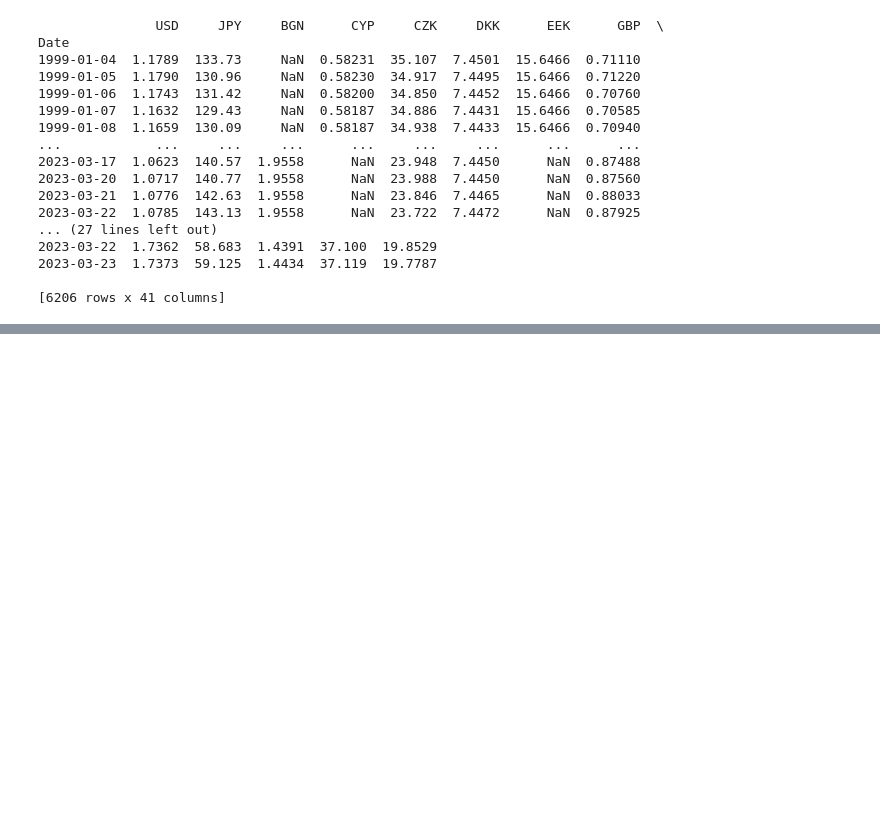
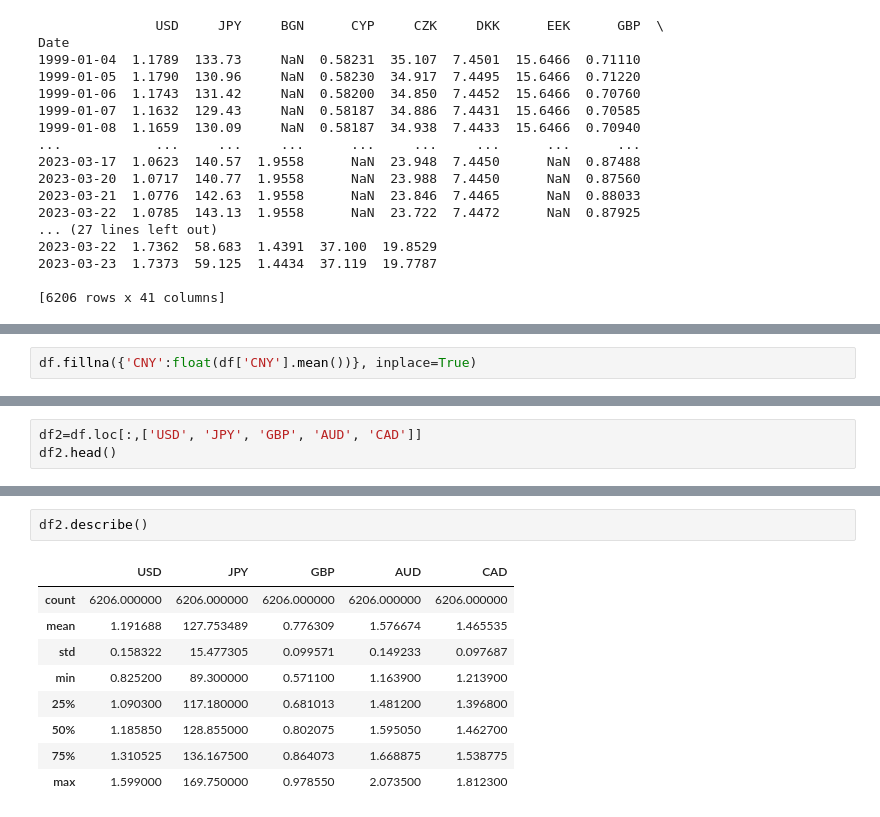
Before and after one commit to YoungDublin/exchange-rate-prediction, a Jupyter notebook: Exchange-rate-prediction.ipynb, the cells around one changed output, grey strips where cells are left out. Cells and saved outputs as stored; diff of their text form; blank space fills up the shorter version.

```diff
--- a/Exchange-rate-prediction.ipynb
+++ b/Exchange-rate-prediction.ipynb
@@ -124,0 +129,2 @@ Date
+# %%
+df.fillna({'CNY':float(df['CNY'].mean())}, inplace=True)
@@ -124,0 +148,3 @@ Date
+# %%
+df2=df.loc[:,['USD', 'JPY', 'GBP', 'AUD', 'CAD']]
+df2.head()
@@ -124,0 +159,12 @@ Date
+# %%
+df2.describe()
+# %% [output]
+|  | USD | JPY | GBP | AUD | CAD |
+| count | 6206.000000 | 6206.000000 | 6206.000000 | 6206.000000 | 6206.000000 |
+| mean | 1.191688 | 127.753489 | 0.776309 | 1.576674 | 1.465535 |
+| std | 0.158322 | 15.477305 | 0.099571 | 0.149233 | 0.097687 |
+| min | 0.825200 | 89.300000 | 0.571100 | 1.163900 | 1.213900 |
+| 25% | 1.090300 | 117.180000 | 0.681013 | 1.481200 | 1.396800 |
+| 50% | 1.185850 | 128.855000 | 0.802075 | 1.595050 | 1.462700 |
+| 75% | 1.310525 | 136.167500 | 0.864073 | 1.668875 | 1.538775 |
+| max | 1.599000 | 169.750000 | 0.978550 | 2.073500 | 1.812300 |
```
Also changed, not shown: parts of 3 cells of this notebook.
